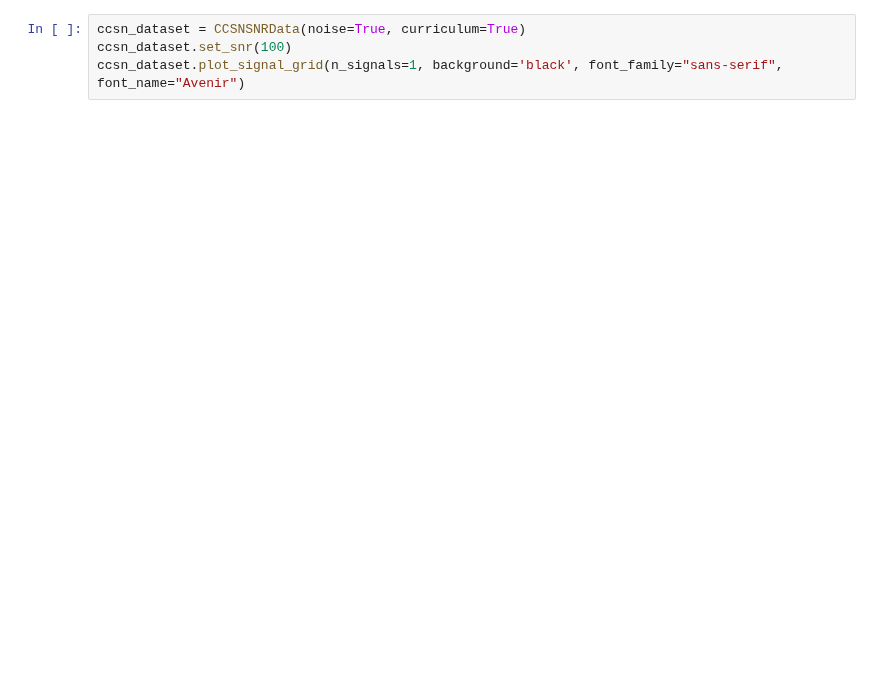
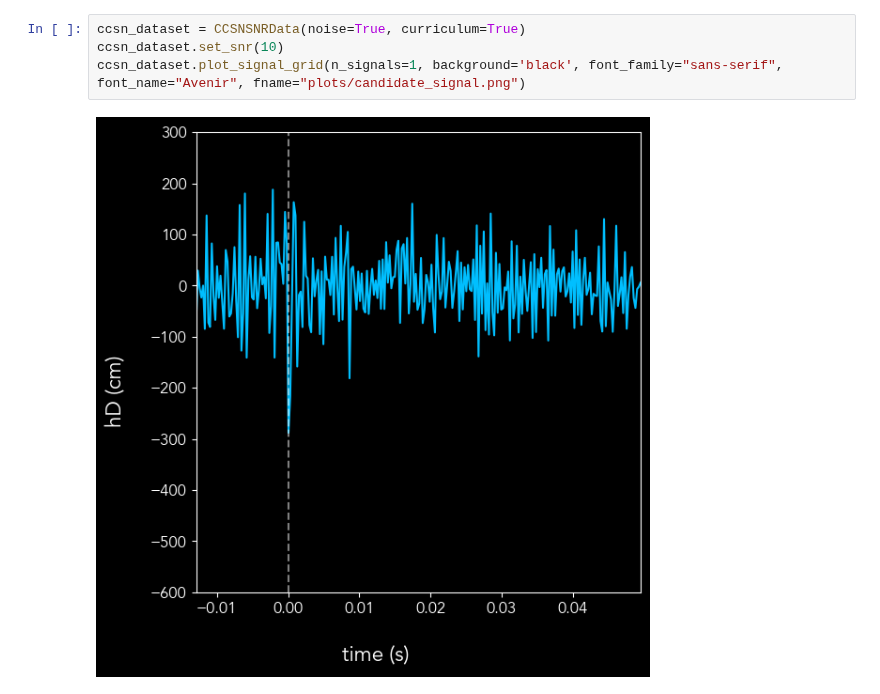
Before and after one commit to starccato/starccato-flow, a Jupyter notebook: plotting.ipynb, the cells around one changed output. Cells and saved outputs as stored; diff of their text form; blank space fills up the shorter version.

```diff
--- a/plotting.ipynb
+++ b/plotting.ipynb
@@ -142,4 +154,6 @@ plt.show()
 # %%
 ccsn_dataset = CCSNSNRData(noise=True, curriculum=True)
-ccsn_dataset.set_snr(100)
-ccsn_dataset.plot_signal_grid(n_signals=1, background='black', font_family="sans-serif", font_name="Avenir")
+ccsn_dataset.set_snr(10)
+ccsn_dataset.plot_signal_grid(n_signals=1, background='black', font_family="sans-serif", font_name="Avenir", fname="plots/candidate_signal.png")
+# %% [output]
+[figure, added]
```
Also changed, not shown: parts of 3 cells of this notebook, 5 other files.
